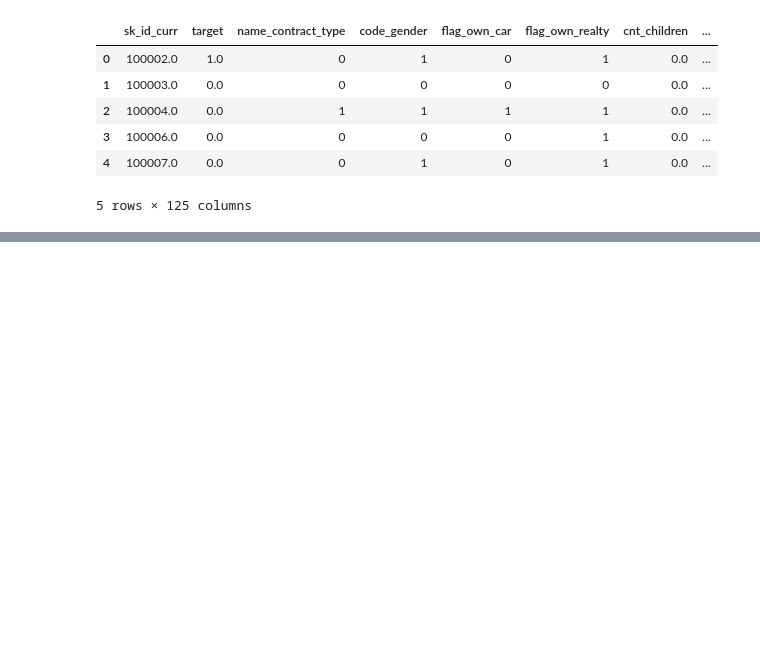
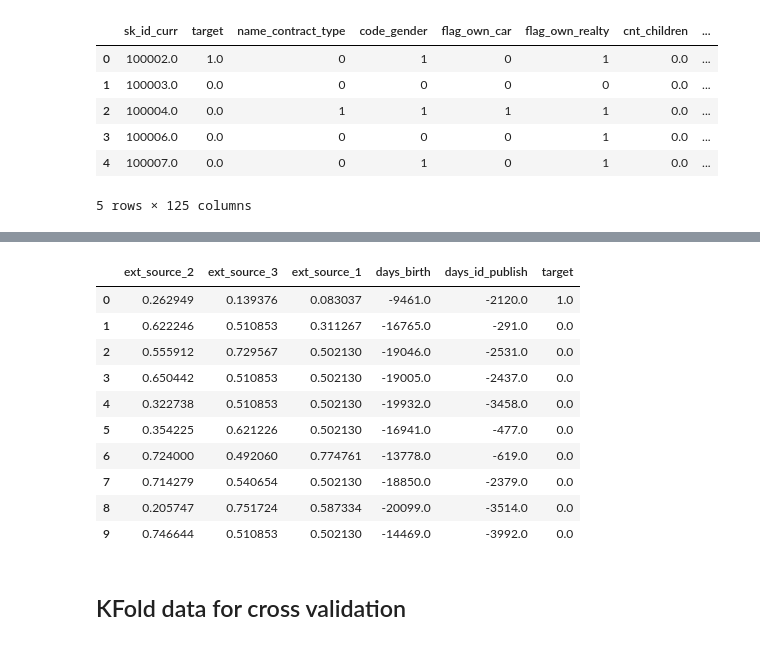
Before and after one commit to jerryzhu1/Home_Credit_Default_Risk, a Jupyter notebook: EDA.ipynb, the cells around one changed output, grey strips where cells are left out. Cells and saved outputs as stored; diff of their text form; code cells hidden in the pictures; blank space fills up the shorter version.

```diff
--- a/EDA.ipynb
+++ b/EDA.ipynb
@@ -367,0 +423,3 @@ importance.plot.barh(figsize = (10,25))
+# %%
+train_1 = application_train_raw[top_5_feature]
+train_2 = application_train_raw[top_5_feature]
@@ -367,0 +482,4 @@ importance.plot.barh(figsize = (10,25))
+# %%
+from sklearn.impute import SimpleImputer
+imp = SimpleImputer(missing_values=np.nan, strategy='mean')
+imp.fit(train_2)
@@ -367,0 +489,5 @@ importance.plot.barh(figsize = (10,25))
+# %%
+train_2 = pd.DataFrame(imp.transform(train_2))
+# %%
+train_2.columns = [top_5_feature]
+train_2.head()
@@ -367,0 +504,17 @@ importance.plot.barh(figsize = (10,25))
+# %%
+a = train_2[:10]
+a
+# %% [output]
+|  | ext_source_2 | ext_source_3 | ext_source_1 | days_birth | days_id_publish | target |
+| 0 | 0.262949 | 0.139376 | 0.083037 | -9461.0 | -2120.0 | 1.0 |
+| 1 | 0.622246 | 0.510853 | 0.311267 | -16765.0 | -291.0 | 0.0 |
+| 2 | 0.555912 | 0.729567 | 0.502130 | -19046.0 | -2531.0 | 0.0 |
+| 3 | 0.650442 | 0.510853 | 0.502130 | -19005.0 | -2437.0 | 0.0 |
+| 4 | 0.322738 | 0.510853 | 0.502130 | -19932.0 | -3458.0 | 0.0 |
+| 5 | 0.354225 | 0.621226 | 0.502130 | -16941.0 | -477.0 | 0.0 |
+| 6 | 0.724000 | 0.492060 | 0.774761 | -13778.0 | -619.0 | 0.0 |
+| 7 | 0.714279 | 0.540654 | 0.502130 | -18850.0 | -2379.0 | 0.0 |
+| 8 | 0.205747 | 0.751724 | 0.587334 | -20099.0 | -3514.0 | 0.0 |
+| 9 | 0.746644 | 0.510853 | 0.502130 | -14469.0 | -3992.0 | 0.0 |
+# %% [markdown]
+## KFold data for cross validation
```
Also changed, not shown: parts of 24 cells of this notebook.
